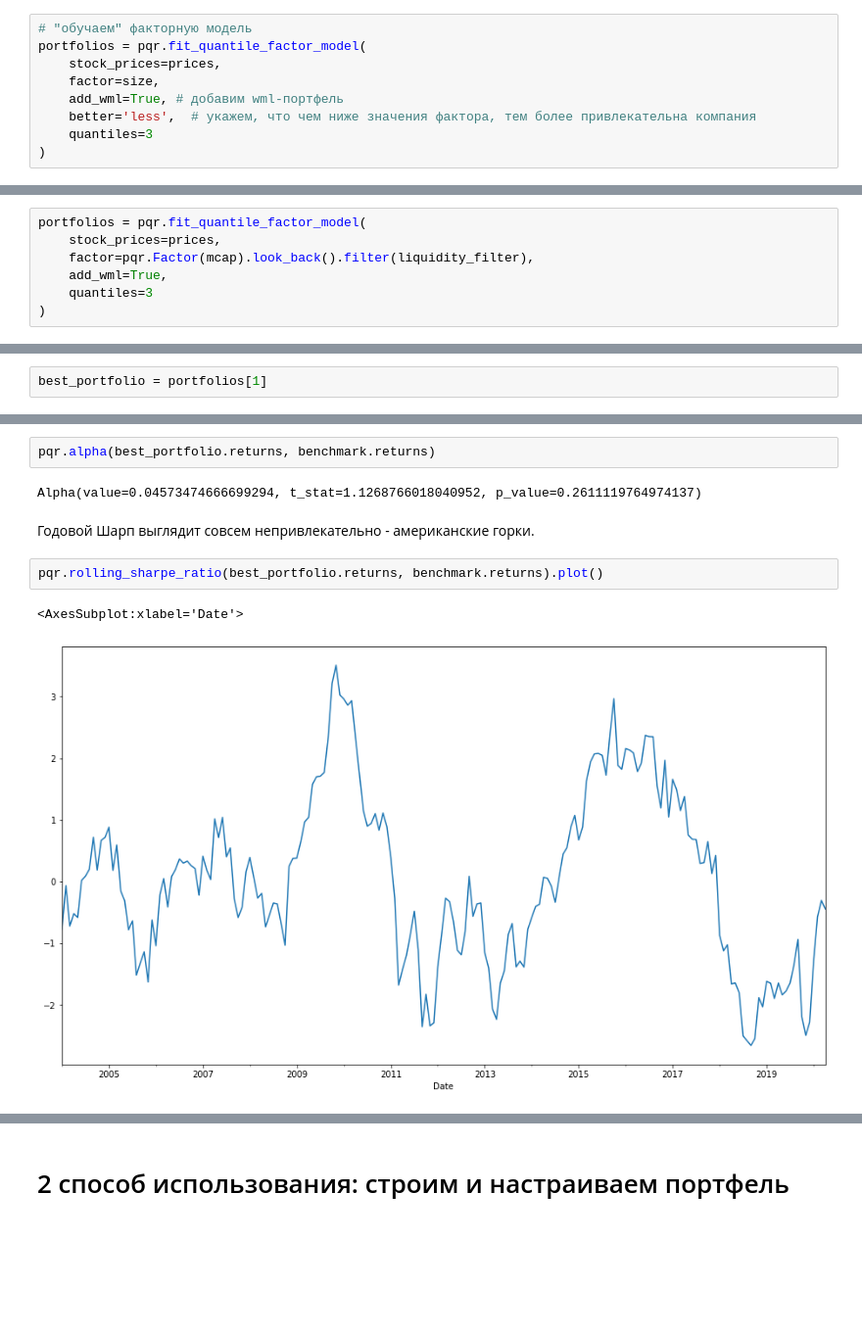
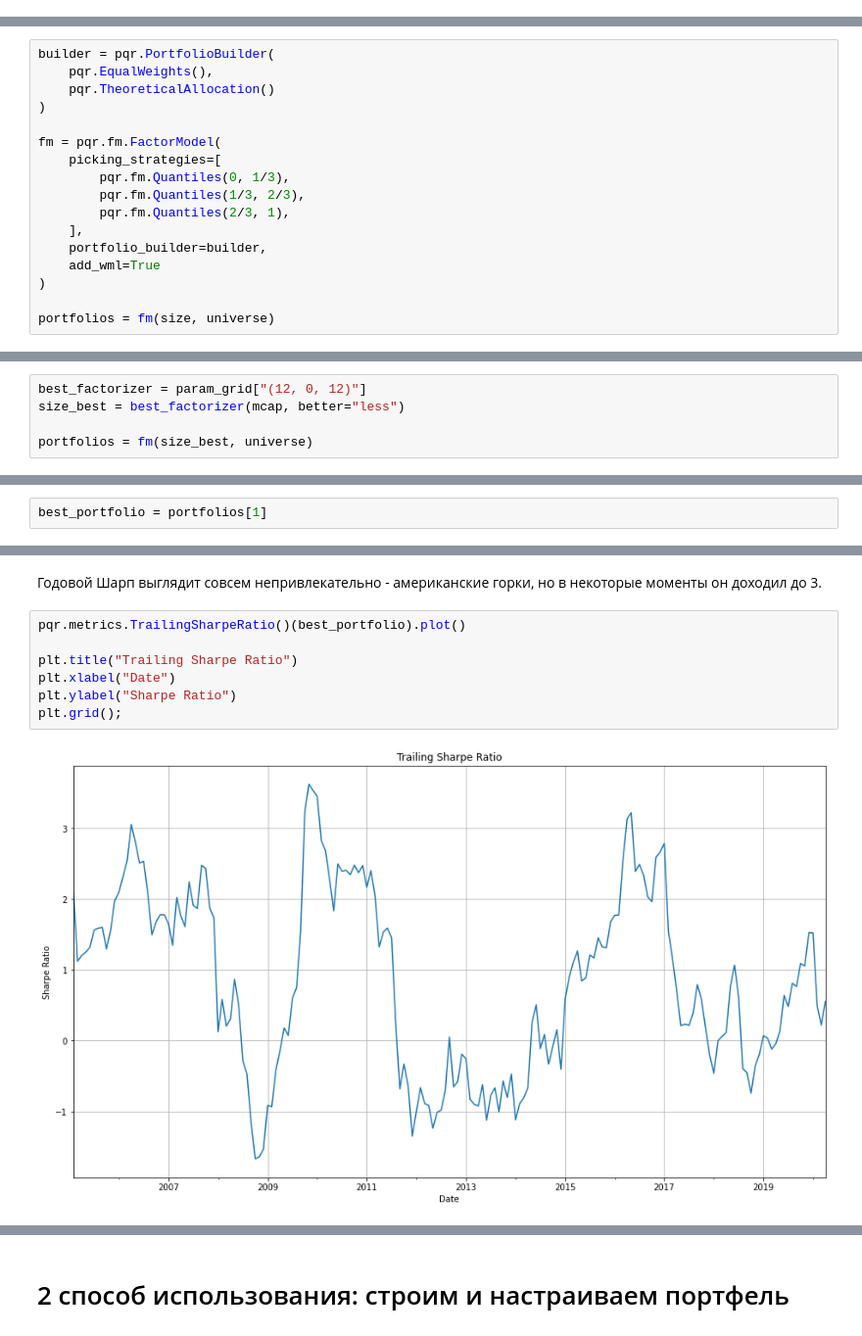
Before and after one commit to atomtosov/pqr, a Jupyter notebook: examples/size_in_russia.ipynb, the cells around one changed output, grey strips where cells are left out. Shown: that part at 98% size. Saved outputs shown, nothing was run; the diff lists cells and outputs as text; blank space fills up the shorter version.

```diff
--- a/examples/size_in_russia.ipynb
+++ b/examples/size_in_russia.ipynb
@@ -41,12 +36,3 @@ benchmark = pqr.Benchmark('IMOEX').from_index(imoex['IMOEX'])
 Данный способ хорошо подходит для первичного анализа фактора и научных исследований наличия факторов на том или ином рынке.
 
 Сначала построим одну модель с параметрами 3-0-3
-# %%
-# "обучаем" факторную модель
-portfolios = pqr.fit_quantile_factor_model(
-    stock_prices=prices,
-    factor=size,
-    add_wml=True, # добавим wml-портфель
-    better='less',  # укажем, что чем ниже значения фактора, тем более привлекательна компания
-    quantiles=3
-)
@@ -57 +39,18 @@ MeanExcessReturn(value=0.006964635575541583, t_stat=0.19263454085480544, p_value
+# %%
+builder = pqr.PortfolioBuilder(
+    pqr.EqualWeights(),
+    pqr.TheoreticalAllocation()
+)
+
+fm = pqr.fm.FactorModel(
+    picking_strategies=[
+        pqr.fm.Quantiles(0, 1/3),
+        pqr.fm.Quantiles(1/3, 2/3),
+        pqr.fm.Quantiles(2/3, 1),
+    ],
+    portfolio_builder=builder,
+    add_wml=True
+)
+
+portfolios = fm(size, universe)
 # %%
@@ -118,7 +83,0 @@ results.plot.bar()
-# %%
-portfolios = pqr.fit_quantile_factor_model(
-    stock_prices=prices,
-    factor=pqr.Factor(mcap).look_back().filter(liquidity_filter),
-    add_wml=True,
-    quantiles=3
-)
@@ -129 +143,6 @@ MeanExcessReturn(value=0.035191216328503166, t_stat=0.8791645024350581, p_value=
+# %%
+best_factorizer = param_grid["(12, 0, 12)"]
+size_best = best_factorizer(mcap, better="less")
+
+portfolios = fm(size_best, universe)
 # %%
@@ -163,12 +186,12 @@ pqr.rolling_alpha(best_portfolio.returns, benchmark.returns).plot()
-# %%
-pqr.alpha(best_portfolio.returns, benchmark.returns)
-# %% [output]
-Alpha(value=0.04573474666699294, t_stat=1.1268766018040952, p_value=0.2611119764974137)
 # %% [markdown]
-Годовой Шарп выглядит совсем непривлекательно - американские горки.
+Годовой Шарп выглядит совсем непривлекательно - американские горки, но в некоторые моменты он доходил до 3.
 # %%
-pqr.rolling_sharpe_ratio(best_portfolio.returns, benchmark.returns).plot()
+pqr.metrics.TrailingSharpeRatio()(best_portfolio).plot()
+
+plt.title("Trailing Sharpe Ratio")
+plt.xlabel("Date")
+plt.ylabel("Sharpe Ratio")
+plt.grid();
 # %% [output]
-<AxesSubplot:xlabel='Date'>
-[figure, old version]
+[figure, new version]
 # %% [markdown]
```
Also changed, not shown: parts of 40 cells of this notebook, 5 other files.
